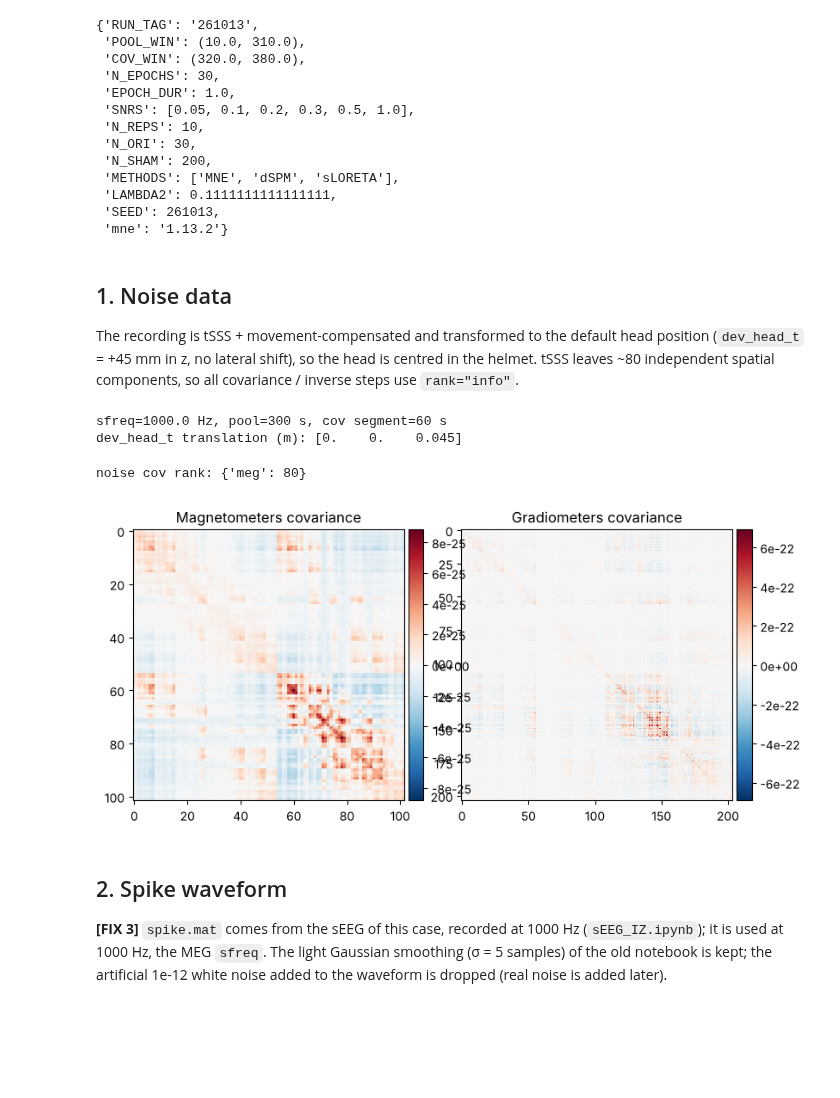
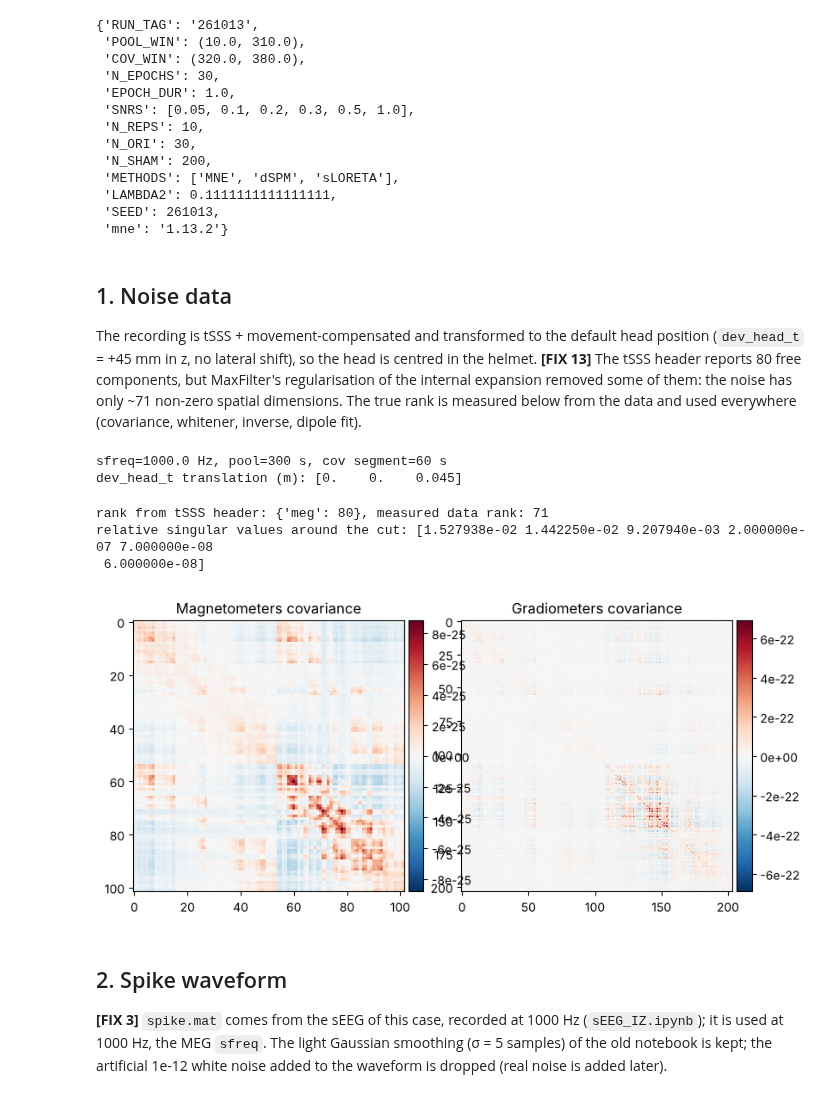
Before and after one commit to luvebian/simulation, a Jupyter notebook: sim_spikes_261013.ipynb, the cells around one changed output. Drawn from its saved outputs; the diff is of its cells as text; code cells hidden in the pictures; blank space fills up the shorter version.

```diff
--- a/sim_spikes_261013.ipynb
+++ b/sim_spikes_261013.ipynb
@@ -97,7 +98,9 @@ CONFIG
 ## 1. Noise data
 The recording is tSSS + movement-compensated and transformed to the default head position
 (`dev_head_t` = +45 mm in z, no lateral shift), so the head is centred in the helmet.
-tSSS leaves ~80 independent spatial components, so all covariance / inverse steps use `rank="info"`.
+**[FIX 13]** The tSSS header reports 80 free components, but MaxFilter's regularisation of the internal
+expansion removed some of them: the noise has only ~71 non-zero spatial dimensions. The true rank is
+measured below from the data and used everywhere (covariance, whitener, inverse, dipole fit).
 # %%
 def load_noise():
     if NOISE_FILE.exists():
@@ -119,15 +122,28 @@ print("dev_head_t translation (m):", info["dev_head_t"]["trans"][:3, 3])
 # %% [output]
 sfreq=1000.0 Hz, pool=300 s, cov segment=60 s
 dev_head_t translation (m): [0.    0.    0.045]
-# %%
-# [FIX 4] noise covariance from a segment that never contains simulated signal
-noise_cov = mne.compute_raw_covariance(cov_raw.copy().pick("meg"), method="shrunk", rank="info")
-RANK = mne.compute_rank(noise_cov, info=info, rank="info")
-print("noise cov rank:", RANK)
-noise_cov.plot(info, show_svd=False, show=False);
-# %% [output]
-noise cov rank: {'meg': 80}
-[figure, removed]
+# %%
+# [FIX 13] measure the true rank of the tSSS data (SVD of the pool, channel types scaled as in MNE)
+CH_TYPES = np.array(info.get_channel_types())
+SC = np.where(CH_TYPES == "mag", 1e15, 1e13)                      # fT and fT/cm-equivalent scaling
+U_, s_, _ = np.linalg.svd(POOL[:, :int(60 * SFREQ)] * SC[:, None], full_matrices=False)
+DATA_RANK = int((s_ / s_[0] > 1e-6).sum())
+DATA_BASIS = U_[:, :DATA_RANK]                                      # orthonormal basis of the data subspace (scaled space)
+RANK_INFO = mne.compute_rank(cov_raw.copy().pick("meg"), rank="info")
+print(f"rank from tSSS header: {RANK_INFO}, measured data rank: {DATA_RANK}")
+print("relative singular values around the cut:", np.round(s_[DATA_RANK - 3:DATA_RANK + 3] / s_[0], 8))
+RANK = {"meg": DATA_RANK}
+
+# [FIX 4] noise covariance from a segment that never contains simulated signal
+noise_cov = mne.compute_raw_covariance(cov_raw.copy().pick("meg"), method="shrunk", rank=RANK)
+# previous version (rank 80 from the header) kept only to compute the old SNR definition for comparison
+noise_cov_r80 = mne.compute_raw_covariance(cov_raw.copy().pick("meg"), method="shrunk", rank="info")
+noise_cov.plot(info, show_svd=False, show=False);
+# %% [output]
+rank from tSSS header: {'meg': 80}, measured data rank: 71
+relative singular values around the cut: [1.527938e-02 1.442250e-02 9.207940e-03 2.000000e-07 7.000000e-08
+ 6.000000e-08]
+[figure, added]
 # %% [markdown]
 ## 2. Spike waveform
 **[FIX 3]** `spike.mat` comes from the sEEG of this case, recorded at 1000 Hz (`sEEG_IZ.ipynb`);
```
Also changed, not shown: parts of 17 cells of this notebook, 14 other files.
